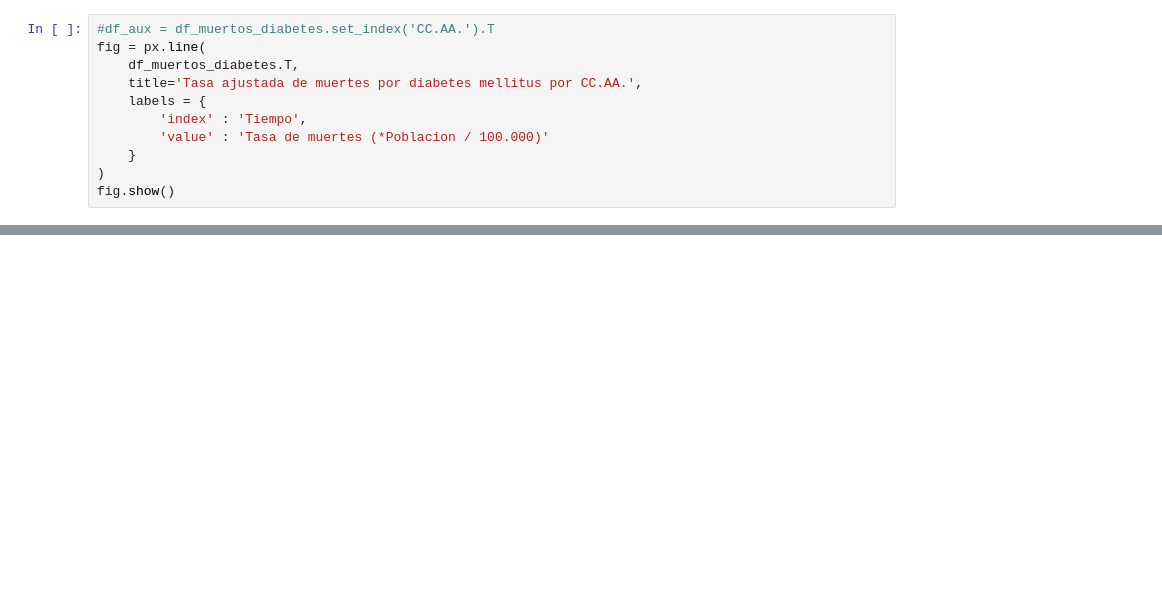
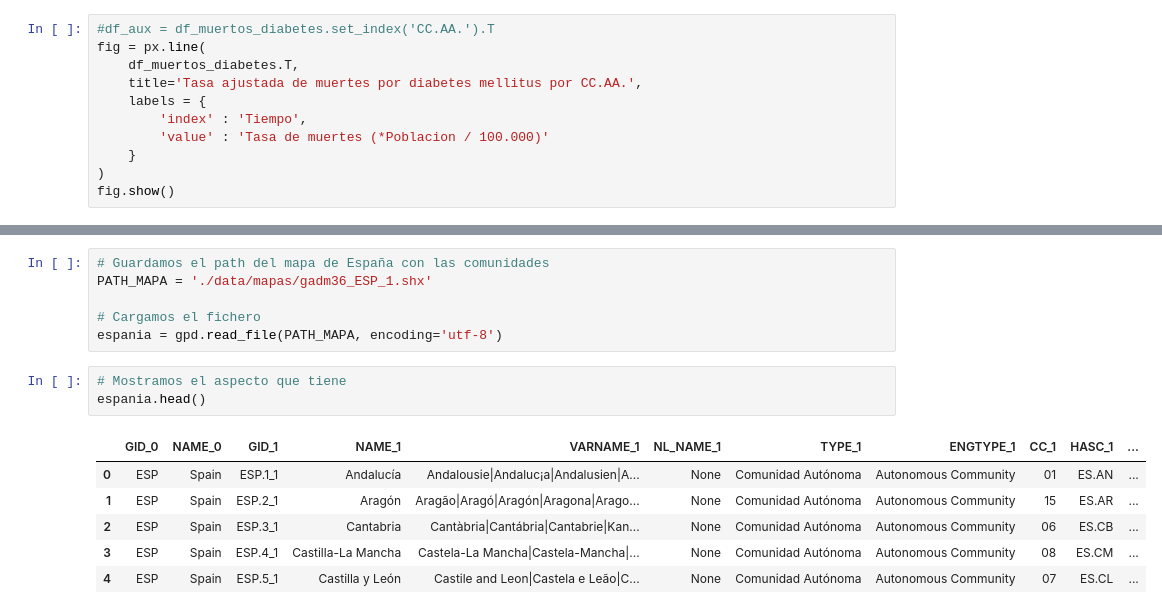
Before and after one commit to jftamaral/DSC-TFM-ImpactoAlimentacionSaludPersonas, a Jupyter notebook: TFM - Impacto de la alimentación sobre la salud de las personas.ipynb, the cells around one changed output, grey strips where cells are left out. Saved outputs shown, nothing was run; the diff lists cells and outputs as text; blank space fills up the shorter version.

```diff
--- a/TFM - Impacto de la alimentación sobre la salud de las personas.ipynb
+++ b/TFM - Impacto de la alimentación sobre la salud de las personas.ipynb
@@ -383,0 +611,16 @@ df_aux
+# %%
+# Guardamos el path del mapa de España con las comunidades
+PATH_MAPA = './data/mapas/gadm36_ESP_1.shx'
+
+# Cargamos el fichero
+espania = gpd.read_file(PATH_MAPA, encoding='utf-8')
+# %%
+# Mostramos el aspecto que tiene
+espania.head()
+# %% [output]
+|  | GID_0 | NAME_0 | GID_1 | NAME_1 | VARNAME_1 | NL_NAME_1 | TYPE_1 | ENGTYPE_1 | CC_1 | HASC_1 | ... |
+| 0 | ESP | Spain | ESP.1_1 | Andalucía | Andalousie|Andaluc¡a|Andalusien|A... | None | Comunidad Autónoma | Autonomous Community | 01 | ES.AN | ... |
+| 1 | ESP | Spain | ESP.2_1 | Aragón | Aragão|Aragó|Aragón|Aragona|Arago... | None | Comunidad Autónoma | Autonomous Community | 15 | ES.AR | ... |
+| 2 | ESP | Spain | ESP.3_1 | Cantabria | Cantàbria|Cantábria|Cantabrie|Kan... | None | Comunidad Autónoma | Autonomous Community | 06 | ES.CB | ... |
+| 3 | ESP | Spain | ESP.4_1 | Castilla-La Mancha | Castela-La Mancha|Castela-Mancha|... | None | Comunidad Autónoma | Autonomous Community | 08 | ES.CM | ... |
+| 4 | ESP | Spain | ESP.5_1 | Castilla y León | Castile and Leon|Castela e Leão|C... | None | Comunidad Autónoma | Autonomous Community | 07 | ES.CL | ... |
```
Also changed, not shown: parts of 50 cells of this notebook, 8 other files.
